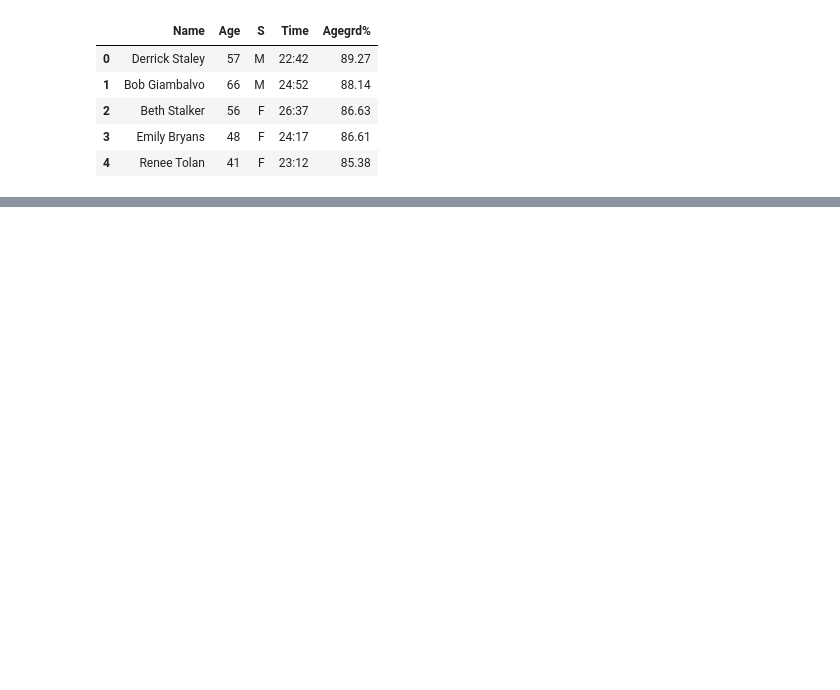
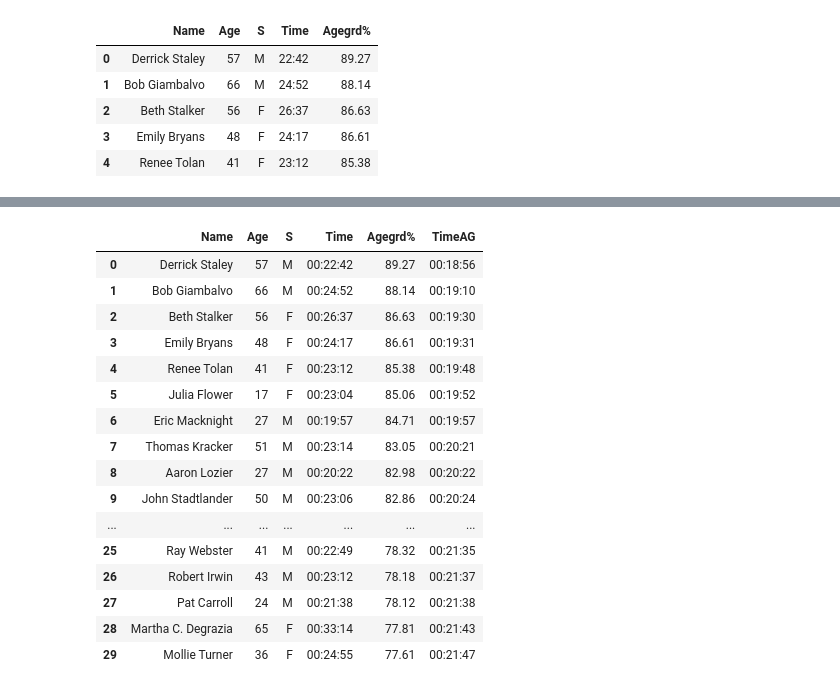
Before and after one commit to bnorthan/rotg-us, a Jupyter notebook: notebooks/ROTG_MINI_GRAND_PRIX.ipynb, the cells around one changed output, grey strips where cells are left out. Drawn from its saved outputs; the diff is of its cells as text; code cells hidden in the pictures; blank space fills up the shorter version.

```diff
--- a/notebooks/ROTG_MINI_GRAND_PRIX.ipynb
+++ b/notebooks/ROTG_MINI_GRAND_PRIX.ipynb
@@ -16,12 +19,31 @@ results.head()
 | 3 | Emily Bryans | 48 | F | 24:17 | 86.61 |
 | 4 | Renee Tolan | 41 | F | 23:12 | 85.38 |
 # %%
-def convert(s):
+# define a function that converts a string to a time delta
+def convert(timeString):
     try:
-        time=datetime.datetime.strptime(s,'%M:%S')
+        time=datetime.datetime.strptime(timeString,'%M:%S')
     except:
-        time=datetime.datetime.strptime(s,'%M:%S.%f')
-    return time
+        time=datetime.datetime.strptime(timeString,'%M:%S.%f')
+
+    # subtract the python based time to make it a time delta and return
+    return time-datetime.datetime.strptime('00:00.0','%M:%S.%f')
+# %%
+def roundtime(t):
+    mil=datetime.timedelta(microseconds=t.microseconds)
+    roundmil=1000000*round(t.microseconds/1000000.)
+    return t-mil+datetime.timedelta(microseconds=roundmil)
 # %%
 def agegrade(time, agegrade):
     return datetime.timedelta(seconds=time.total_seconds()/(.01*agegrade))
+# %%
+basetime=convert('16:54')
+print type(basetime)
+print basetime
+print basetime*100/1000
+print type(1000)
+agetime= agegrade(basetime, 82.98)
+print type(agetime)
+print agetime
+print agetime-datetime.timedelta(microseconds=agetime.microseconds)
+print roundtime(agetime)
@@ -27,0 +59,26 @@ def agegrade(time, agegrade):
+# %%
+results.Time = results.Time.apply(lambda x: convert(x))
+# create time delta by subtracting a base time
+results['TimeAG']=results['Agegrd%'].apply(lambda x:agegrade(basetime, x))
+results['TimeAG']=results['TimeAG'].apply(lambda x:roundtime(x))
+
+#imedelta(seconds=multiplier * passed_time.total_seconds())
+results.iloc[0:30]
+# %% [output]
+|  | Name | Age | S | Time | Agegrd% | TimeAG |
+| 0 | Derrick Staley | 57 | M | 00:22:42 | 89.27 | 00:18:56 |
+| 1 | Bob Giambalvo | 66 | M | 00:24:52 | 88.14 | 00:19:10 |
+| 2 | Beth Stalker | 56 | F | 00:26:37 | 86.63 | 00:19:30 |
+| 3 | Emily Bryans | 48 | F | 00:24:17 | 86.61 | 00:19:31 |
+| 4 | Renee Tolan | 41 | F | 00:23:12 | 85.38 | 00:19:48 |
+| 5 | Julia Flower | 17 | F | 00:23:04 | 85.06 | 00:19:52 |
+| 6 | Eric Macknight | 27 | M | 00:19:57 | 84.71 | 00:19:57 |
+| 7 | Thomas Kracker | 51 | M | 00:23:14 | 83.05 | 00:20:21 |
+| 8 | Aaron Lozier | 27 | M | 00:20:22 | 82.98 | 00:20:22 |
+| 9 | John Stadtlander | 50 | M | 00:23:06 | 82.86 | 00:20:24 |
+| ... | ... | ... | ... | ... | ... | ... |
+| 25 | Ray Webster | 41 | M | 00:22:49 | 78.32 | 00:21:35 |
+| 26 | Robert Irwin | 43 | M | 00:23:12 | 78.18 | 00:21:37 |
+| 27 | Pat Carroll | 24 | M | 00:21:38 | 78.12 | 00:21:38 |
+| 28 | Martha C. Degrazia | 65 | F | 00:33:14 | 77.81 | 00:21:43 |
+| 29 | Mollie Turner | 36 | F | 00:24:55 | 77.61 | 00:21:47 |
```
Also changed, not shown: parts of 30 cells of this notebook, 31 other files.
